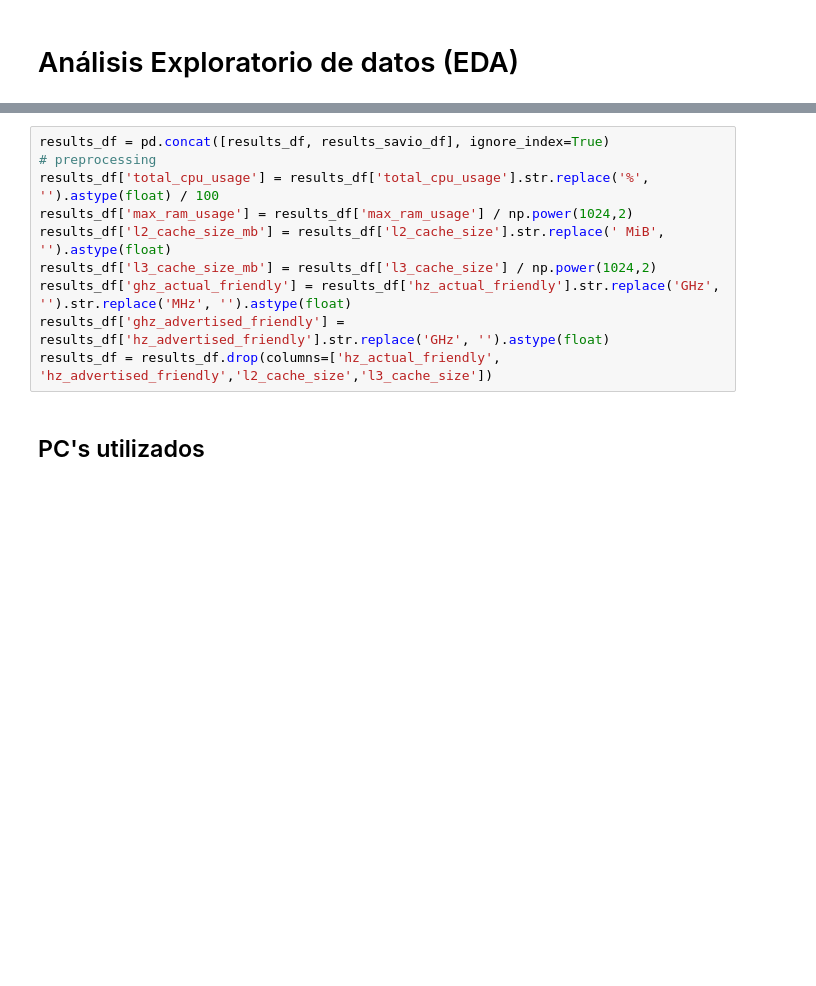
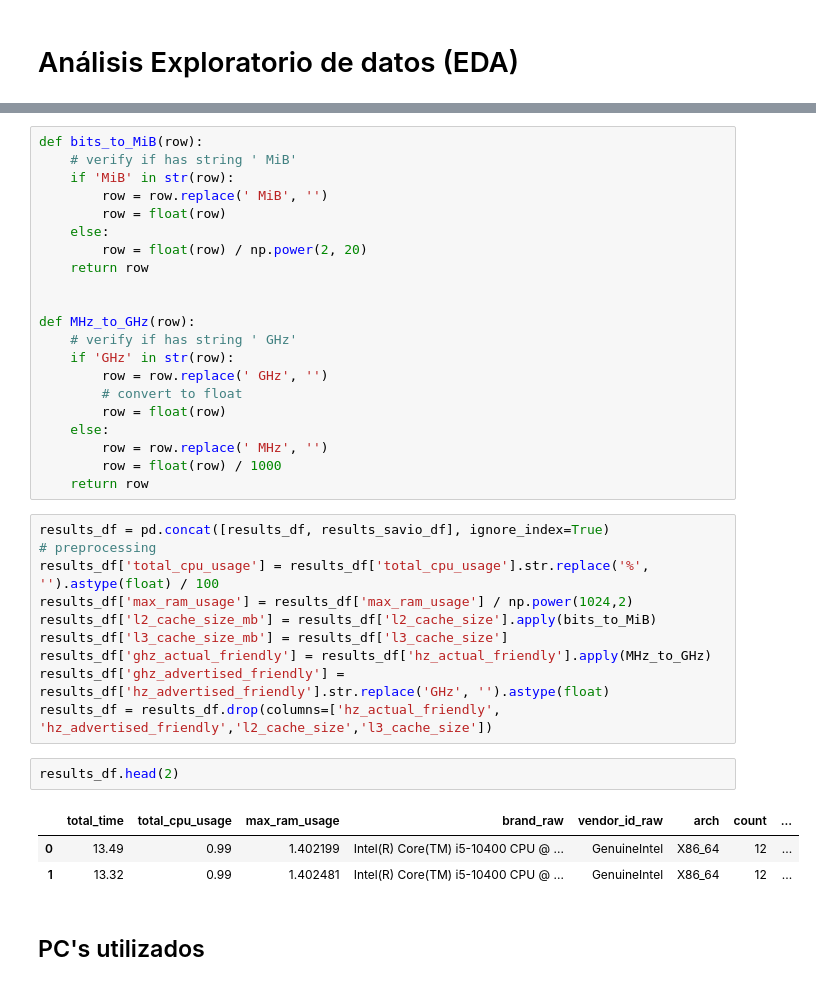
Before and after one commit to FrancoCabezasPoblete/resource-prediction-study, a Jupyter notebook: notebooks/eda.ipynb, the cells around one changed output, grey strips where cells are left out. Saved outputs shown, nothing was run; the diff lists cells and outputs as text; blank space fills up the shorter version.

```diff
--- a/notebooks/eda.ipynb
+++ b/notebooks/eda.ipynb
@@ -21,16 +21,43 @@ results_savio_df.head(2)
 |  | total_time | total_cpu_usage | max_ram_usage | brand_raw | vendor_id_raw | arch | count | l2_cache_size | ... |
 | 0 | 20.81 | 98% | 1466524 | Intel(R) Xeon(R) CPU E5-2670 v3 @... | GenuineIntel | X86_64 | 24 | 6291456 | ... |
 | 1 | 21.05 | 99% | 1465000 | Intel(R) Xeon(R) CPU E5-2670 v3 @... | GenuineIntel | X86_64 | 24 | 6291456 | ... |
+# %%
+def bits_to_MiB(row):
+    # verify if has string ' MiB'
+    if 'MiB' in str(row):
+        row = row.replace(' MiB', '')
+        row = float(row)
+    else:
+        row = float(row) / np.power(2, 20)
+    return row
+
+
+def MHz_to_GHz(row):
+    # verify if has string ' GHz'
+    if 'GHz' in str(row):
+        row = row.replace(' GHz', '')
+        # convert to float
+        row = float(row)
+    else:
+        row = row.replace(' MHz', '')
+        row = float(row) / 1000
+    return row
 # %%
 results_df = pd.concat([results_df, results_savio_df], ignore_index=True)
 # preprocessing
 results_df['total_cpu_usage'] = results_df['total_cpu_usage'].str.replace('%', '').astype(float) / 100
 results_df['max_ram_usage'] = results_df['max_ram_usage'] / np.power(1024,2)
-results_df['l2_cache_size_mb'] = results_df['l2_cache_size'].str.replace(' MiB', '').astype(float)
-results_df['l3_cache_size_mb'] = results_df['l3_cache_size'] / np.power(1024,2)
-results_df['ghz_actual_friendly'] = results_df['hz_actual_friendly'].str.replace('GHz', '').str.replace('MHz', '').astype(float)
+results_df['l2_cache_size_mb'] = results_df['l2_cache_size'].apply(bits_to_MiB)
+results_df['l3_cache_size_mb'] = results_df['l3_cache_size']
+results_df['ghz_actual_friendly'] = results_df['hz_actual_friendly'].apply(MHz_to_GHz)
 results_df['ghz_advertised_friendly'] = results_df['hz_advertised_friendly'].str.replace('GHz', '').astype(float)
 results_df = results_df.drop(columns=['hz_actual_friendly', 'hz_advertised_friendly','l2_cache_size','l3_cache_size'])
+# %%
+results_df.head(2)
+# %% [output]
+|  | total_time | total_cpu_usage | max_ram_usage | brand_raw | vendor_id_raw | arch | count | ... |
+| 0 | 13.49 | 0.99 | 1.402199 | Intel(R) Core(TM) i5-10400 CPU @ ... | GenuineIntel | X86_64 | 12 | ... |
+| 1 | 13.32 | 0.99 | 1.402481 | Intel(R) Core(TM) i5-10400 CPU @ ... | GenuineIntel | X86_64 | 12 | ... |
 # %% [markdown]
 ## PC's utilizados
 # %%
```
